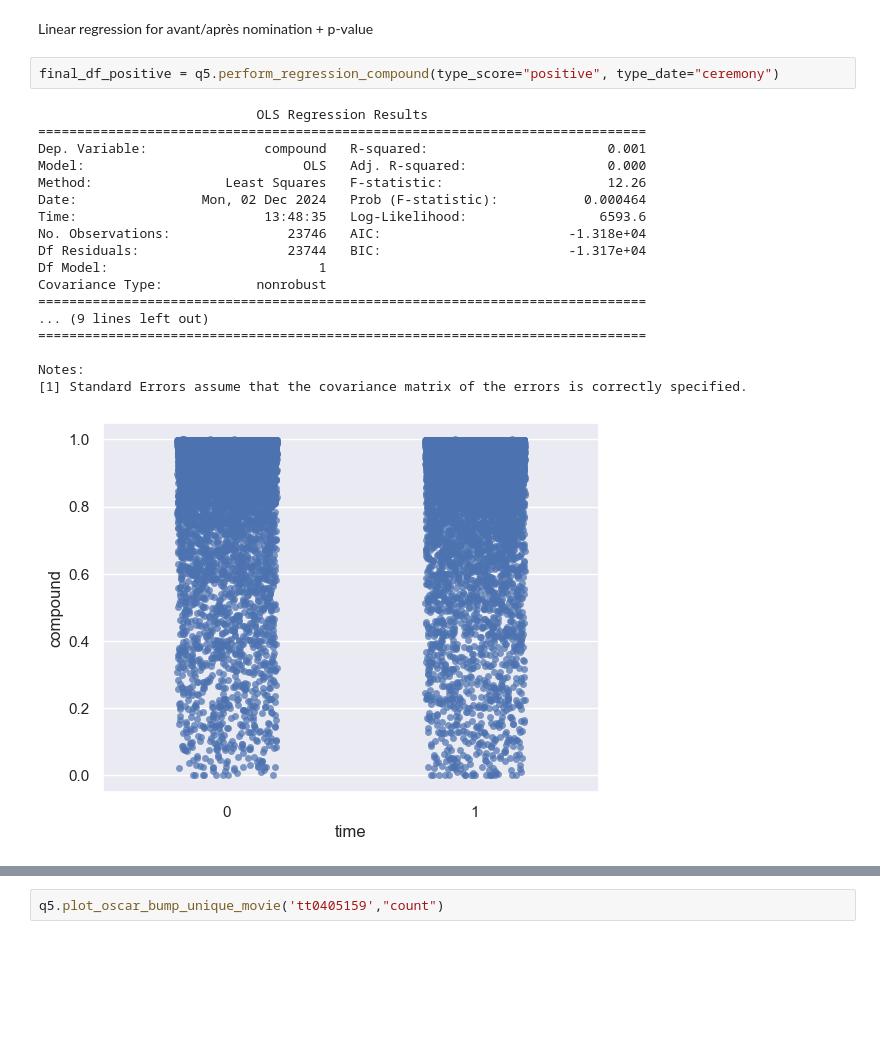
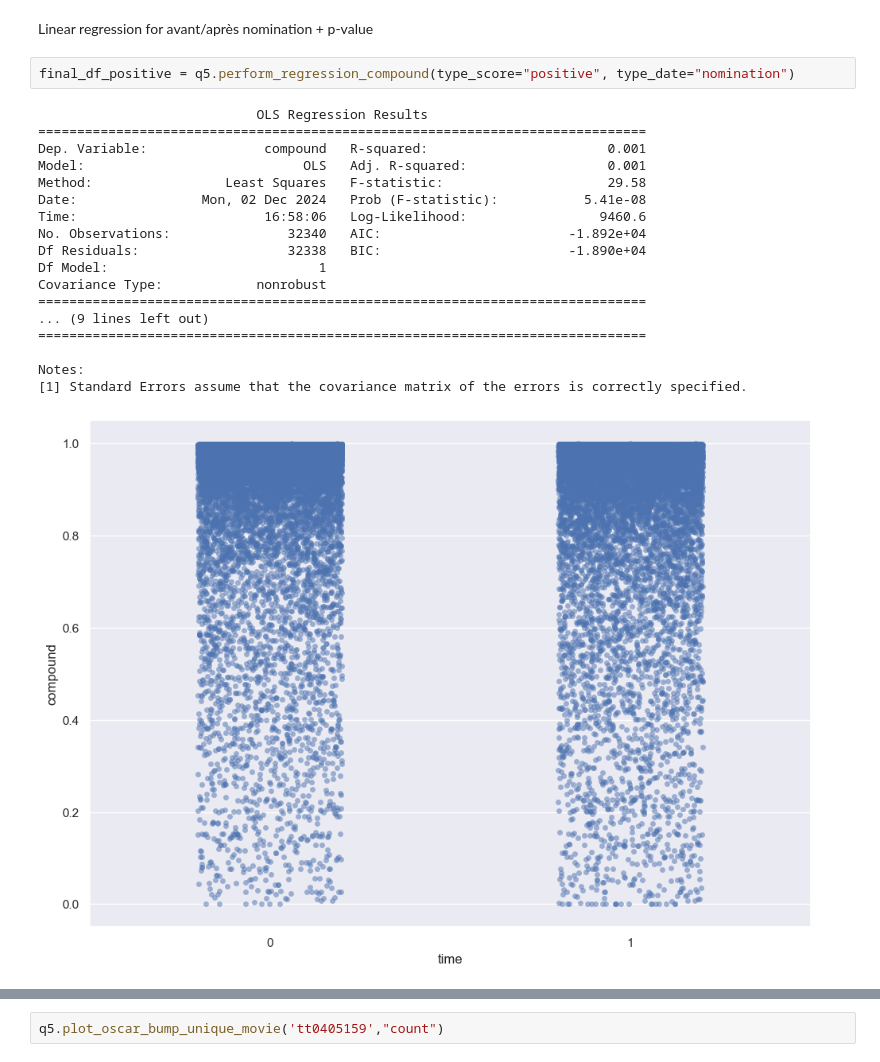
Before and after one commit to epfl-ada/ada-2024-project-badaboum, a Jupyter notebook: results_question_5.ipynb, the cells around one changed output, grey strips where cells are left out. Saved outputs shown, nothing was run; the diff lists cells and outputs as text; blank space fills up the shorter version.

```diff
--- a/results_question_5.ipynb
+++ b/results_question_5.ipynb
@@ -92,24 +92,24 @@ Movies that win oscar seem to create a change in the average sentiment score mor
 # %% [markdown]
 Linear regression for avant/après nomination + p-value
 # %%
-final_df_positive = q5.perform_regression_compound(type_score="positive", type_date="ceremony")
+final_df_positive = q5.perform_regression_compound(type_score="positive", type_date="nomination")
 # %% [output]
                             OLS Regression Results
 ==============================================================================
 Dep. Variable:               compound   R-squared:                       0.001
-Model:                            OLS   Adj. R-squared:                  0.000
-Method:                 Least Squares   F-statistic:                     12.26
-Date:                Mon, 02 Dec 2024   Prob (F-statistic):           0.000464
-Time:                        13:48:35   Log-Likelihood:                 6593.6
-No. Observations:               23746   AIC:                        -1.318e+04
-Df Residuals:                   23744   BIC:                        -1.317e+04
+Model:                            OLS   Adj. R-squared:                  0.001
+Method:                 Least Squares   F-statistic:                     29.58
+Date:                Mon, 02 Dec 2024   Prob (F-statistic):           5.41e-08
+Time:                        16:58:06   Log-Likelihood:                 9460.6
+No. Observations:               32340   AIC:                        -1.892e+04
+Df Residuals:                   32338   BIC:                        -1.890e+04
 Df Model:                           1
 Covariance Type:            nonrobust
 ==============================================================================
 ... (9 lines left out)
 ==============================================================================
 
 Notes:
 [1] Standard Errors assume that the covariance matrix of the errors is correctly specified.
-[figure, old version]
+[figure, new version]
 # %%
```
Also changed, not shown: parts of 5 cells of this notebook, 1 other file.
